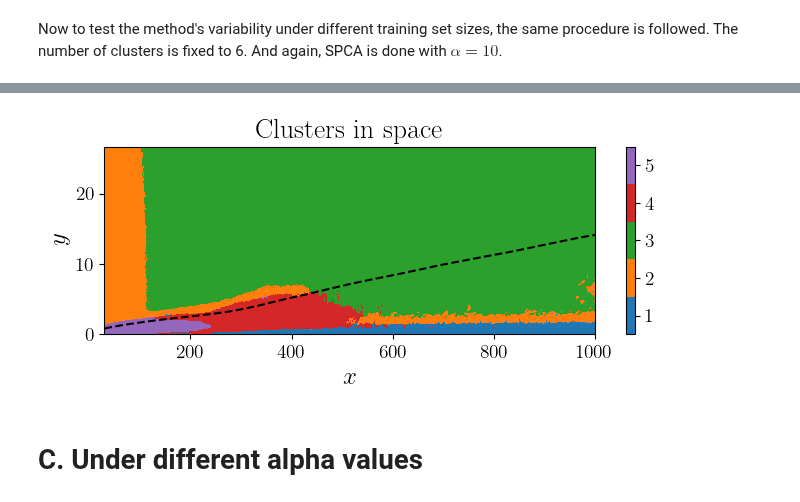
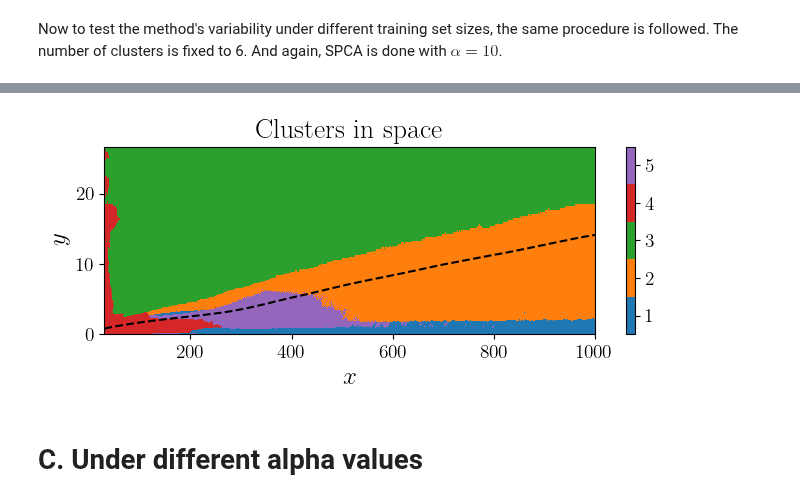
Before and after one commit to tbreitburd/Learning-Dominant-Physical-Processes-using-Unsupervised-Learning-Techniques-, a Jupyter notebook: Notebooks/Stability_Assessment.ipynb, the cells around one changed output, grey strips where cells are left out. Drawn from its saved outputs; the diff is of its cells as text; code cells hidden in the pictures.

```diff
--- a/Notebooks/Stability_Assessment.ipynb
+++ b/Notebooks/Stability_Assessment.ipynb
@@ -150,7 +150,7 @@ for n_cluster in n_clusters:
         nmodels,
         gridmap,
         grid_labels,
-    ) = sa.get_unique_balance_models(spca_model)
+    ) = sa.get_unique_balance_models(spca_model, labels)
 
     # Store the number of unique balance models found
     nmodels_list.append(nmodels)
@@ -238,7 +238,7 @@ for idx, frac in enumerate(train_frac):
         nmodels,
         gridmap,
         grid_labels,
-    ) = sa.get_unique_balance_models(spca_model)
+    ) = sa.get_unique_balance_models(spca_model, labels)
 
     # Store the number of unique balance models found
     nmodels_list.append(nmodels)
@@ -283,35 +283,35 @@ cluster_idx = sa.get_clusters(n_clusters=6, features=features, train_frac=0.5)
 # Apply SPCA to get the active terms
 alpha_opt = 10  # Optimal alpha value, in all cases the optimal alpha is 10
 spca_model = sa.get_spca_active_terms(alpha_opt, 6, cluster_idx, features, nfeatures)
 
 # Get the unique balance models
 (
     balance_models,
     model_index,
     nmodels,
     gridmap,
     grid_labels,
-) = sa.get_unique_balance_models(spca_model)
+) = sa.get_unique_balance_models(spca_model, labels)
 
 # Plot the balance models
 balance_idx = np.array([model_index[i] for i in cluster_idx])
 balancemap = np.reshape(balance_idx, [ny, nx], order="F")
 
 pf.plot_clustering_space(
     balancemap,
     x,
     y,
     X,
     Y,
     nx,
     ny,
     nmodels,
     u_bar,
     U_inf,
     "Stab_Ass/spca_clustering_space_train_frac.png",
 )
 # %% [output]
-[figure, old version]
+[figure, new version]
 # %% [markdown]
 # C. Under different alpha values
 # %%
```
Also changed, not shown: parts of 4 cells of this notebook, 1 other file.
